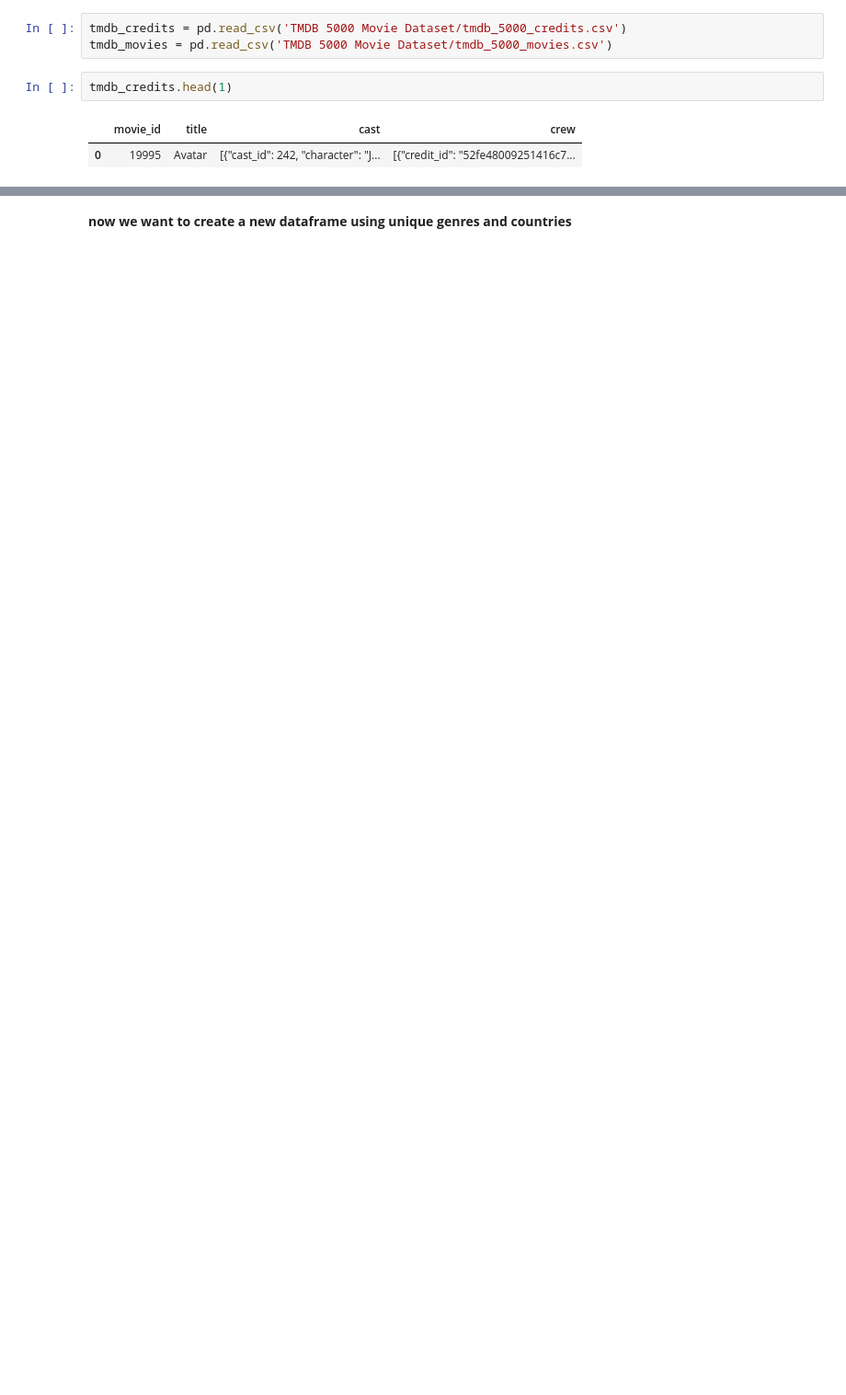
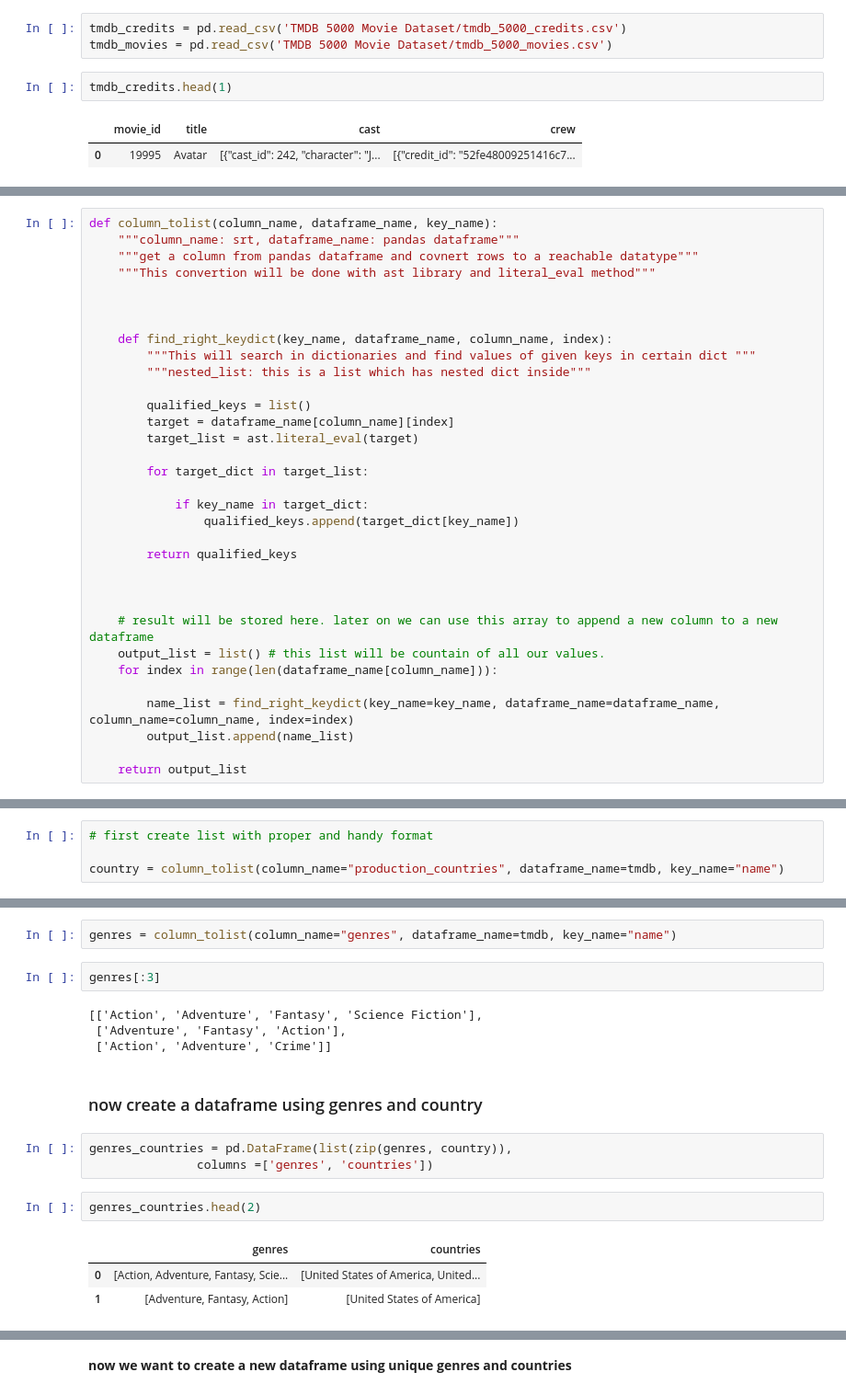
Before and after one commit to saeedshiranii/Data_Analysis, a Jupyter notebook: Movie recomendation/movie_recomendation.ipynb, the cells around one changed output, grey strips where cells are left out. Shown at 92% size. Cells and saved outputs as stored; diff of their text form; blank space fills up the shorter version.

```diff
--- a/Movie recomendation/movie_recomendation.ipynb
+++ b/Movie recomendation/movie_recomendation.ipynb
@@ -159,0 +75,33 @@ tmdb_movies[:1]
+# %%
+def column_tolist(column_name, dataframe_name, key_name):
+    """column_name: srt, dataframe_name: pandas dataframe"""
+    """get a column from pandas dataframe and covnert rows to a reachable datatype"""
+    """This convertion will be done with ast library and literal_eval method"""
+
+
+
+    def find_right_keydict(key_name, dataframe_name, column_name, index):
+        """This will search in dictionaries and find values of given keys in certain dict """
+        """nested_list: this is a list which has nested dict inside"""
+
+        qualified_keys = list()
+        target = dataframe_name[column_name][index]
+        target_list = ast.literal_eval(target)
+
+        for target_dict in target_list:
+
+            if key_name in target_dict:
+                qualified_keys.append(target_dict[key_name])
+
+        return qualified_keys
+
+
+
+    # result will be stored here. later on we can use this array to append a new column to a new dataframe
+    output_list = list() # this list will be countain of all our values.
+    for index in range(len(dataframe_name[column_name])):
+
+        name_list = find_right_keydict(key_name=key_name, dataframe_name=dataframe_name, column_name=column_name, index=index)
+        output_list.append(name_list)
+
+    return output_list
@@ -159,0 +112,4 @@ tmdb_movies[:1]
+# %%
+# first create list with proper and handy format
+
+country = column_tolist(column_name="production_countries", dataframe_name=tmdb, key_name="name")
@@ -159,0 +122,19 @@ tmdb_movies[:1]
+# %%
+genres = column_tolist(column_name="genres", dataframe_name=tmdb, key_name="name")
+# %%
+genres[:3]
+# %% [output]
+[['Action', 'Adventure', 'Fantasy', 'Science Fiction'],
+ ['Adventure', 'Fantasy', 'Action'],
+ ['Action', 'Adventure', 'Crime']]
+# %% [markdown]
+### now create a dataframe using genres and country
+# %%
+genres_countries = pd.DataFrame(list(zip(genres, country)),
+               columns =['genres', 'countries'])
+# %%
+genres_countries.head(2)
+# %% [output]
+|  | genres | countries |
+| 0 | [Action, Adventure, Fantasy, Scie... | [United States of America, United... |
+| 1 | [Adventure, Fantasy, Action] | [United States of America] |
```
Also changed, not shown: parts of 60 cells of this notebook.
